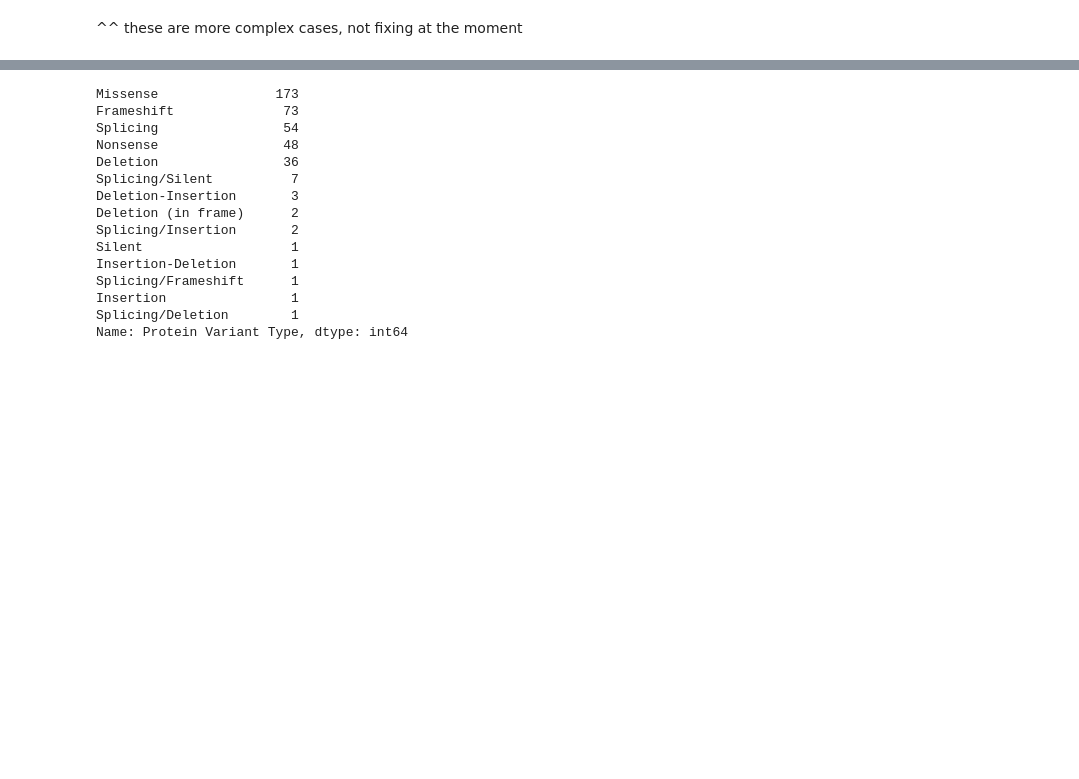
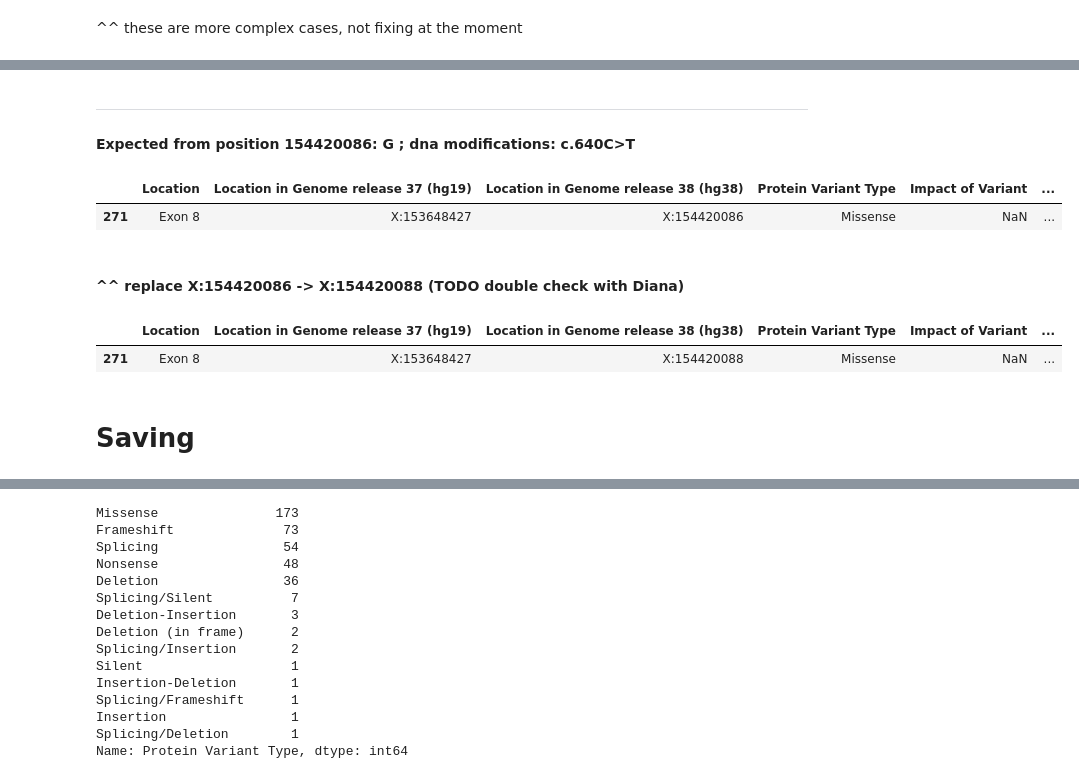
Before and after one commit to zdenkas/human-tafazzin-variants-database, a Jupyter notebook: notebooks/00020_fix_positions.ipynb, the cells around one changed output, grey strips where cells are left out. Cells and saved outputs as stored; diff of their text form; code cells hidden in the pictures; blank space fills up the shorter version.

Commit message:
saving

```diff
--- a/notebooks/00020_fix_positions.ipynb
+++ b/notebooks/00020_fix_positions.ipynb
@@ -165,0 +199,2 @@ weird split for "c.646G>A/C GGA>A/CGA"; ['c.646G', 'A/C GGA', 'A/CGA']; 15442009
+# %%
+df_pathogenic.at[130, 'DNA Modifications'] = 'c.302A>T'
@@ -165,0 +208,12 @@ weird split for "c.646G>A/C GGA>A/CGA"; ['c.646G', 'A/C GGA', 'A/CGA']; 15442009
+# %% [markdown]
+-----------------------------------
+
+#### Expected from position 154420086: G ; dna modifications: c.640C>T
+# %%
+# old version:
+df_pathogenic[df_pathogenic[loc_38_col] == 'X:154420086']
+# %% [output]
+|  | Location | Location in Genome release 37 (hg19) | Location in Genome release 38 (hg38) | Protein Variant Type | Impact of Variant | ... |
+| 271 | Exon 8 | X:153648427 | X:154420086 | Missense | NaN | ... |
+# %% [markdown]
+#### ^^ replace X:154420086 -> X:154420088 (TODO double check with Diana)
@@ -165,0 +222,8 @@ weird split for "c.646G>A/C GGA>A/CGA"; ['c.646G', 'A/C GGA', 'A/CGA']; 15442009
+# %%
+# new version:
+df_pathogenic[df_pathogenic[loc_38_col] == 'X:154420088']
+# %% [output]
+|  | Location | Location in Genome release 37 (hg19) | Location in Genome release 38 (hg38) | Protein Variant Type | Impact of Variant | ... |
+| 271 | Exon 8 | X:153648427 | X:154420088 | Missense | NaN | ... |
+# %% [markdown]
+# Saving
```
Also changed, not shown: parts of 24 cells of this notebook.
